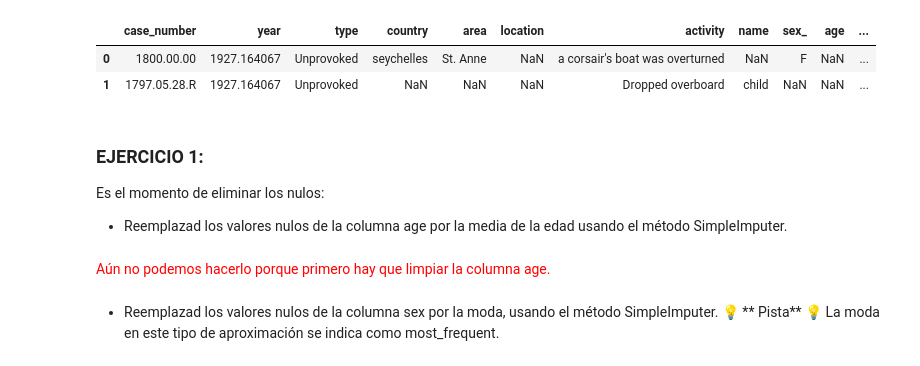
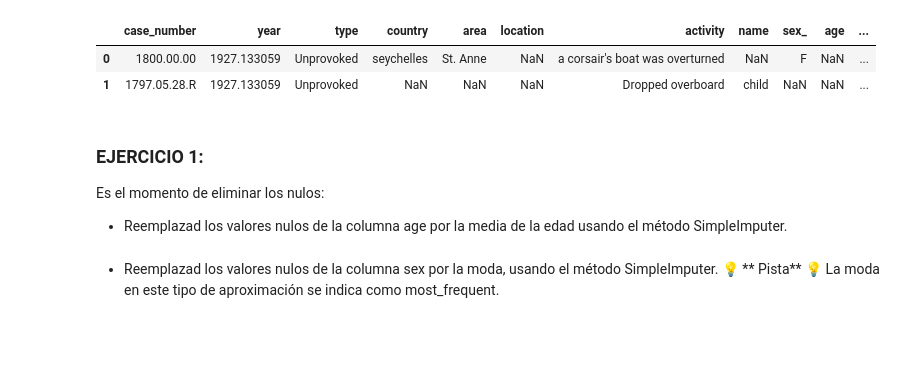
Before and after one commit to Adalab/DA-promo-a-modulo-2-pair-2-Almudena-Olivia, a Jupyter notebook: LIMPIEZA/LIMPIEZA 5/pair_programming_limpieza_5.ipynb, the cells around one changed output. Cells and saved outputs as stored; diff of their text form; code cells hidden in the pictures; blank space fills up the shorter version.

Commit message:
age limpia

```diff
--- a/LIMPIEZA/LIMPIEZA 5/pair_programming_limpieza_5.ipynb
+++ b/LIMPIEZA/LIMPIEZA 5/pair_programming_limpieza_5.ipynb
@@ -9,15 +11,13 @@ from sklearn.impute import KNNImputer
 
 pd.options.display.max_columns = None
 # %%
-df = pd.read_csv("attacks_columnas_limpias.csv", index_col = 0)
+df = pd.read_csv("attacks_columnas_limpias copy.csv", index_col = 0)
 df.head(2)
 # %% [output]
 |  | case_number | year | type | country | area | location | activity | name | sex_ | age | ... |
-| 0 | 1800.00.00 | 1927.164067 | Unprovoked | seychelles | St. Anne | NaN | a corsair's boat was overturned | NaN | F | NaN | ... |
-| 1 | 1797.05.28.R | 1927.164067 | Unprovoked | NaN | NaN | NaN | Dropped overboard | child | NaN | NaN | ... |
+| 0 | 1800.00.00 | 1927.133059 | Unprovoked | seychelles | St. Anne | NaN | a corsair's boat was overturned | NaN | F | NaN | ... |
+| 1 | 1797.05.28.R | 1927.133059 | Unprovoked | NaN | NaN | NaN | Dropped overboard | child | NaN | NaN | ... |
 # %% [markdown]
 ### EJERCICIO 1:
 Es el momento de eliminar los nulos:
  - Reemplazad los valores nulos de la columna age por la media de la edad usando el método SimpleImputer.
-# %% [markdown]
-<font color ='red'>Aún no podemos hacerlo porque primero hay que limpiar la columna age.
```
Also changed, not shown: parts of 26 cells of this notebook, 15 other files.
